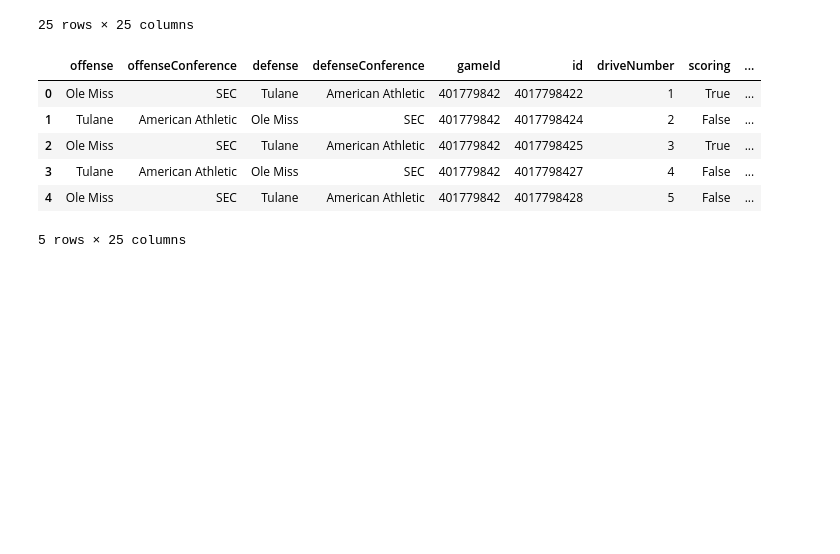
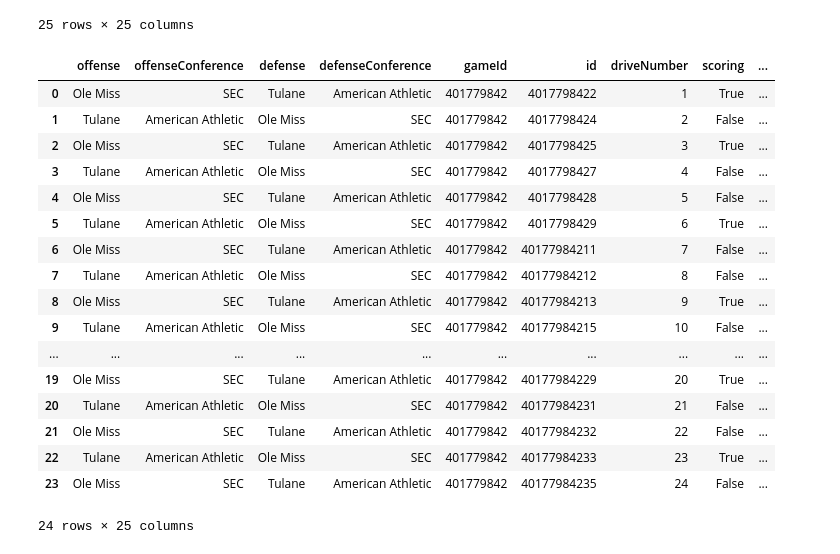
Before and after one commit to Brian-1018/Sports, a Jupyter notebook: Football/College/cfp_power_gap_analysis.ipynb, the cells around one changed output. Drawn from its saved outputs; the diff is of its cells as text; code cells hidden in the pictures; blank space fills up the shorter version.

```diff
--- a/Football/College/cfp_power_gap_analysis.ipynb
+++ b/Football/College/cfp_power_gap_analysis.ipynb
@@ -78,20 +83,32 @@ drives_OU_vs_JMU
 # %%
 drives = drives_api.get_drives(
         year=2025,
         season_type="postseason",
         team="Tulane"
     )
 
 drives_OM_vs_Tulane = pd.DataFrame([d.to_dict() for d in drives])
+drives_OM_vs_Tulane.to_csv("drives_OM_vs_Tulane.csv", index=False)
 drives_OM_vs_Tulane
 # %% [output]
 |  | offense | offenseConference | defense | defenseConference | gameId | id | driveNumber | scoring | ... |
 | 0 | Ole Miss | SEC | Tulane | American Athletic | 401779842 | 4017798422 | 1 | True | ... |
 | 1 | Tulane | American Athletic | Ole Miss | SEC | 401779842 | 4017798424 | 2 | False | ... |
 | 2 | Ole Miss | SEC | Tulane | American Athletic | 401779842 | 4017798425 | 3 | True | ... |
 | 3 | Tulane | American Athletic | Ole Miss | SEC | 401779842 | 4017798427 | 4 | False | ... |
 | 4 | Ole Miss | SEC | Tulane | American Athletic | 401779842 | 4017798428 | 5 | False | ... |
+| 5 | Tulane | American Athletic | Ole Miss | SEC | 401779842 | 4017798429 | 6 | True | ... |
+| 6 | Ole Miss | SEC | Tulane | American Athletic | 401779842 | 40177984211 | 7 | False | ... |
+| 7 | Tulane | American Athletic | Ole Miss | SEC | 401779842 | 40177984212 | 8 | False | ... |
+| 8 | Ole Miss | SEC | Tulane | American Athletic | 401779842 | 40177984213 | 9 | True | ... |
+| 9 | Tulane | American Athletic | Ole Miss | SEC | 401779842 | 40177984215 | 10 | False | ... |
+| ... | ... | ... | ... | ... | ... | ... | ... | ... | ... |
+| 19 | Ole Miss | SEC | Tulane | American Athletic | 401779842 | 40177984229 | 20 | True | ... |
+| 20 | Tulane | American Athletic | Ole Miss | SEC | 401779842 | 40177984231 | 21 | False | ... |
+| 21 | Ole Miss | SEC | Tulane | American Athletic | 401779842 | 40177984232 | 22 | False | ... |
+| 22 | Tulane | American Athletic | Ole Miss | SEC | 401779842 | 40177984233 | 23 | True | ... |
+| 23 | Ole Miss | SEC | Tulane | American Athletic | 401779842 | 40177984235 | 24 | False | ... |
-5 rows × 25 columns
+24 rows × 25 columns
 # %%
 plays_api = cfbd.PlaysApi(api_client)
 
```
Also changed, not shown: parts of 13 cells of this notebook, 1 other file.
